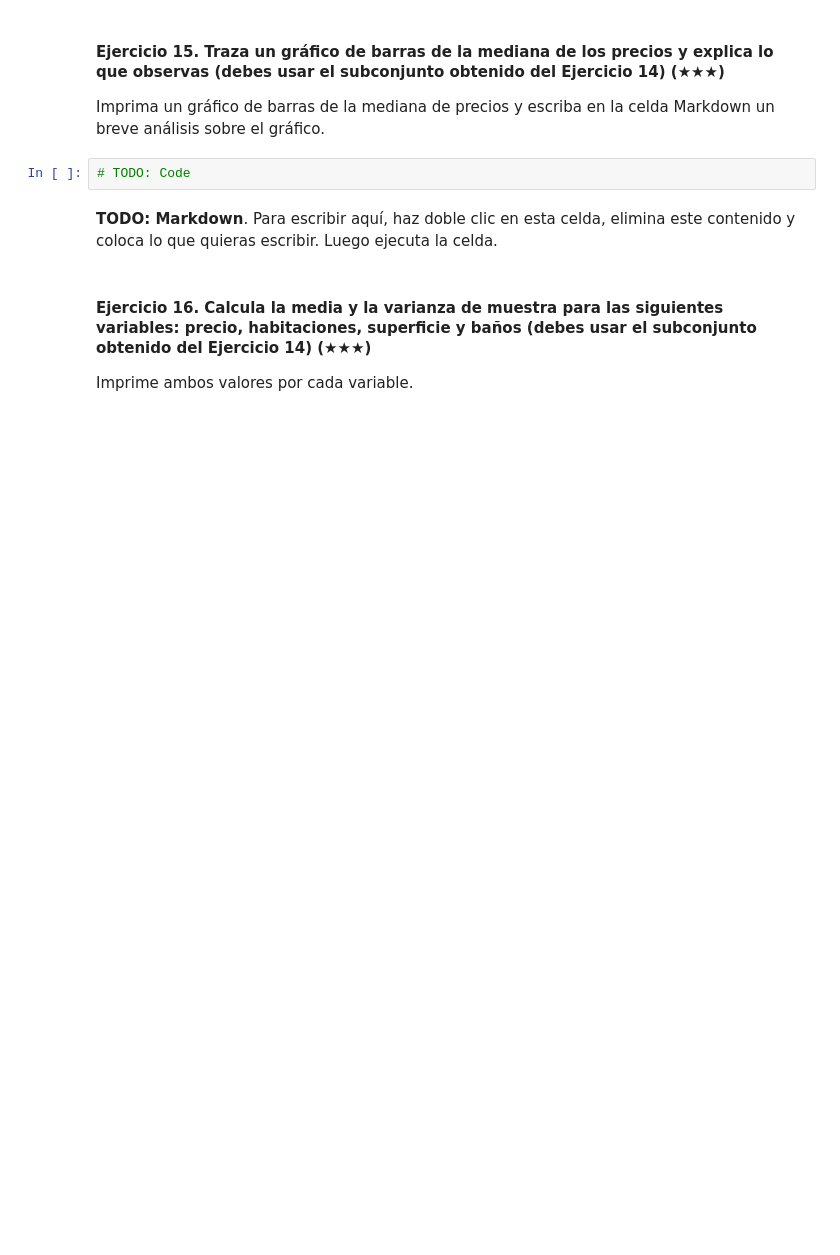
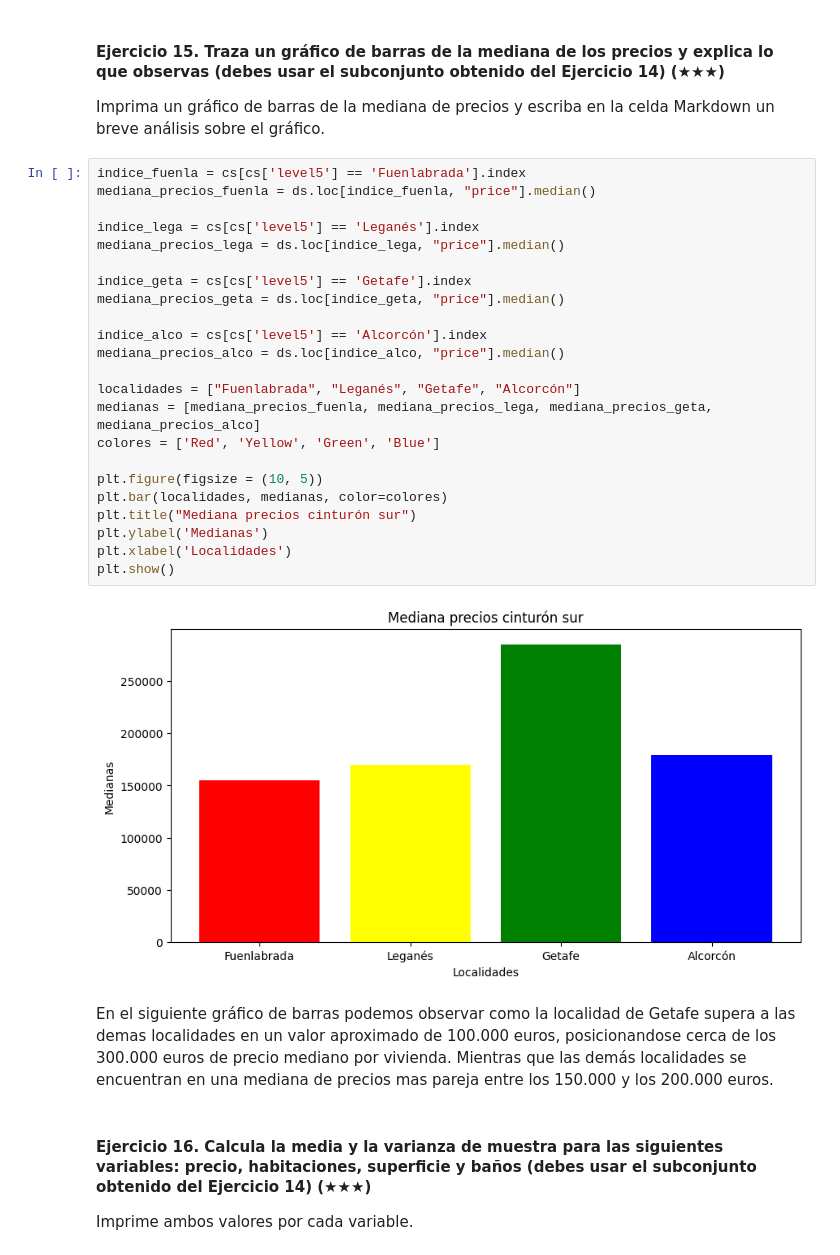
Before and after one commit to 4GeeksAcademy/Proyecto_1_realestate-datacleanup-exercise, a Jupyter notebook: project.es.ipynb, the cells around one changed output. Drawn from its saved outputs; the diff is of its cells as text; blank space fills up the shorter version.

```diff
--- a/project.es.ipynb
+++ b/project.es.ipynb
@@ -262,9 +262,32 @@ cs.head()
 
 Imprima un gráfico de barras de la mediana de precios y escriba en la celda Markdown un breve análisis sobre el gráfico.
 # %%
-# TODO: Code
+indice_fuenla = cs[cs['level5'] == 'Fuenlabrada'].index
+mediana_precios_fuenla = ds.loc[indice_fuenla, "price"].median()
+
+indice_lega = cs[cs['level5'] == 'Leganés'].index
+mediana_precios_lega = ds.loc[indice_lega, "price"].median()
+
+indice_geta = cs[cs['level5'] == 'Getafe'].index
+mediana_precios_geta = ds.loc[indice_geta, "price"].median()
+
+indice_alco = cs[cs['level5'] == 'Alcorcón'].index
+mediana_precios_alco = ds.loc[indice_alco, "price"].median()
+
+localidades = ["Fuenlabrada", "Leganés", "Getafe", "Alcorcón"]
+medianas = [mediana_precios_fuenla, mediana_precios_lega, mediana_precios_geta, mediana_precios_alco]
+colores = ['Red', 'Yellow', 'Green', 'Blue']
+
+plt.figure(figsize = (10, 5))
+plt.bar(localidades, medianas, color=colores)
+plt.title("Mediana precios cinturón sur")
+plt.ylabel('Medianas')
+plt.xlabel('Localidades')
+plt.show()
+# %% [output]
+[figure, added]
 # %% [markdown]
-**TODO: Markdown**. Para escribir aquí, haz doble clic en esta celda, elimina este contenido y coloca lo que quieras escribir. Luego ejecuta la celda.
+En el siguiente gráfico de barras podemos observar como la localidad de Getafe supera a las demas localidades en un valor aproximado de 100.000 euros, posicionandose cerca de los 300.000 euros de precio mediano por vivienda. Mientras que las demás localidades se encuentran en una mediana de precios mas pareja entre los 150.000 y los 200.000 euros.
 # %% [markdown]
 #### Ejercicio 16. Calcula la media y la varianza de muestra para las siguientes variables: precio, habitaciones, superficie y baños (debes usar el subconjunto obtenido del Ejercicio 14) (★★★)
 
```
Also changed, not shown: parts of 2 cells of this notebook.
